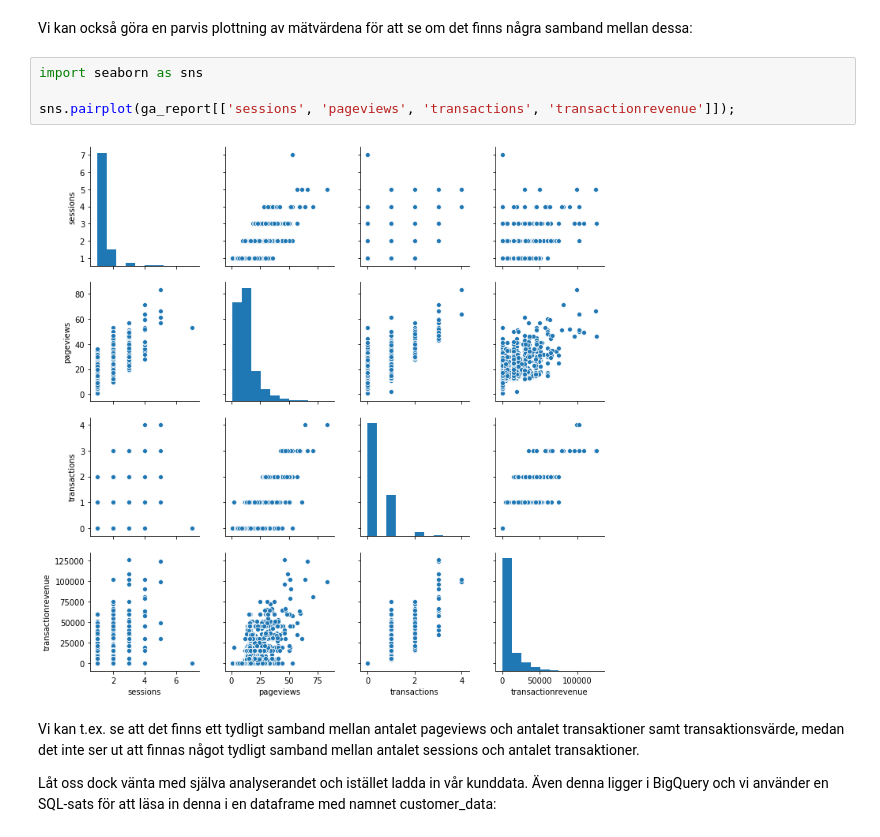
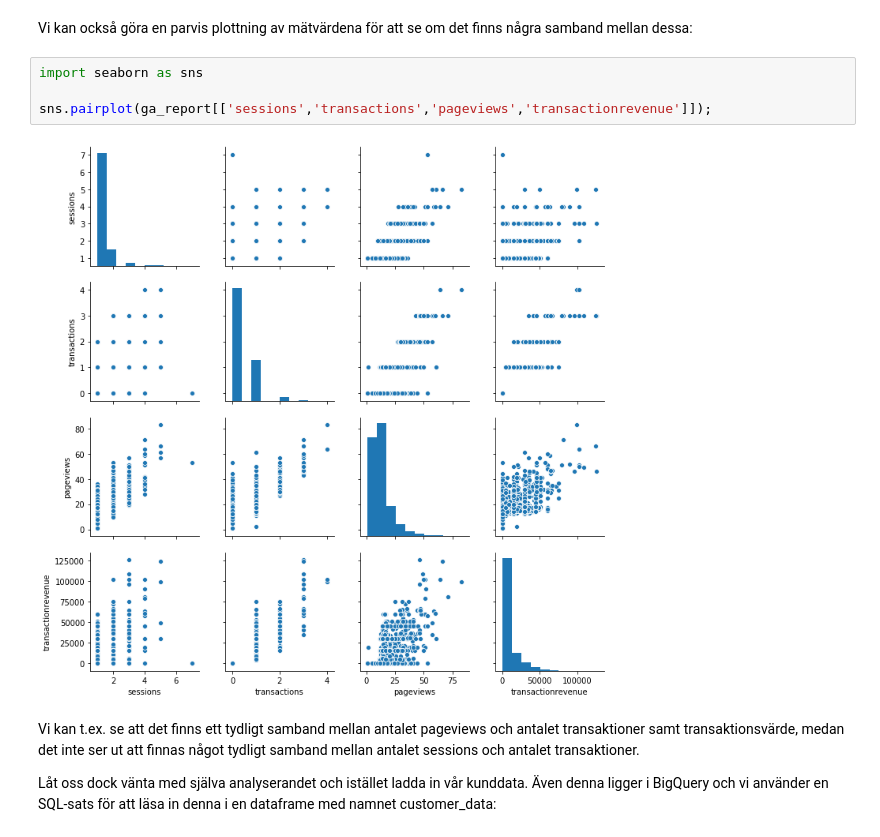
Before and after one commit to hornstein/multichannel-analytics, a Jupyter notebook: introduktion.ipynb, the cells around one changed output. Drawn from its saved outputs; the diff is of its cells as text.

```diff
--- a/introduktion.ipynb
+++ b/introduktion.ipynb
@@ -97,9 +97,9 @@ Vi kan också göra en parvis plottning av mätvärdena för att se om det finns
 # %%
 import seaborn as sns
 
-sns.pairplot(ga_report[['sessions',	'pageviews', 'transactions', 'transactionrevenue']]);
+sns.pairplot(ga_report[['sessions','transactions','pageviews','transactionrevenue']]);
 # %% [output]
-[figure, old version]
+[figure, new version]
 # %% [markdown]
 Vi kan t.ex. se att det finns ett tydligt samband mellan antalet pageviews och antalet transaktioner samt transaktionsvärde, medan det inte ser ut att finnas något tydligt samband mellan antalet sessions och antalet transaktioner.
 
```
Also changed, not shown: parts of 14 cells of this notebook, 7 other files.
